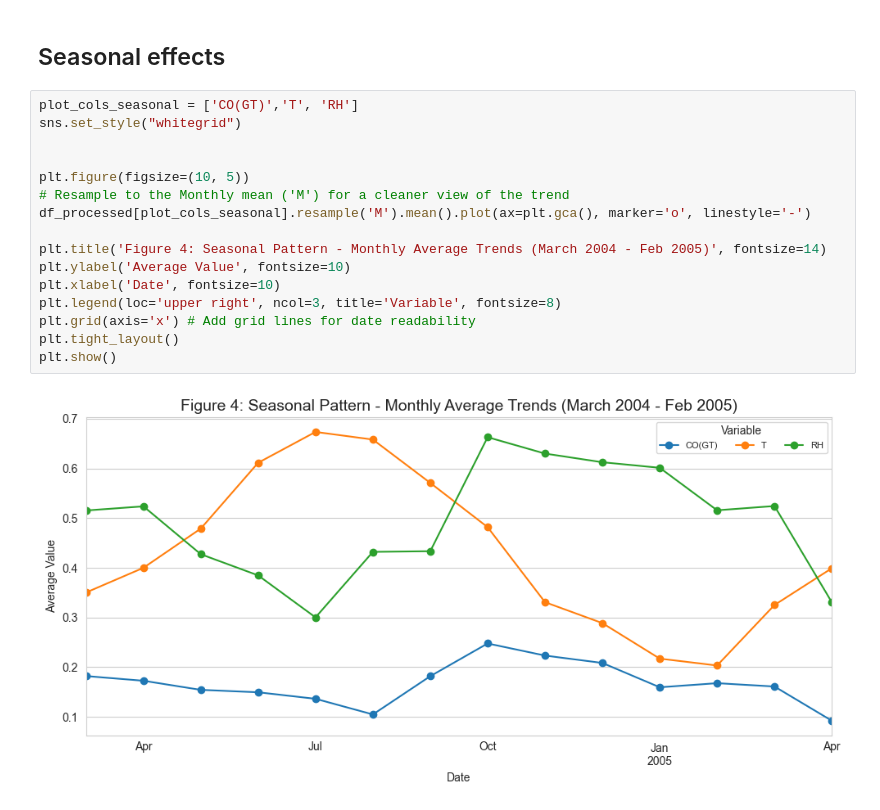
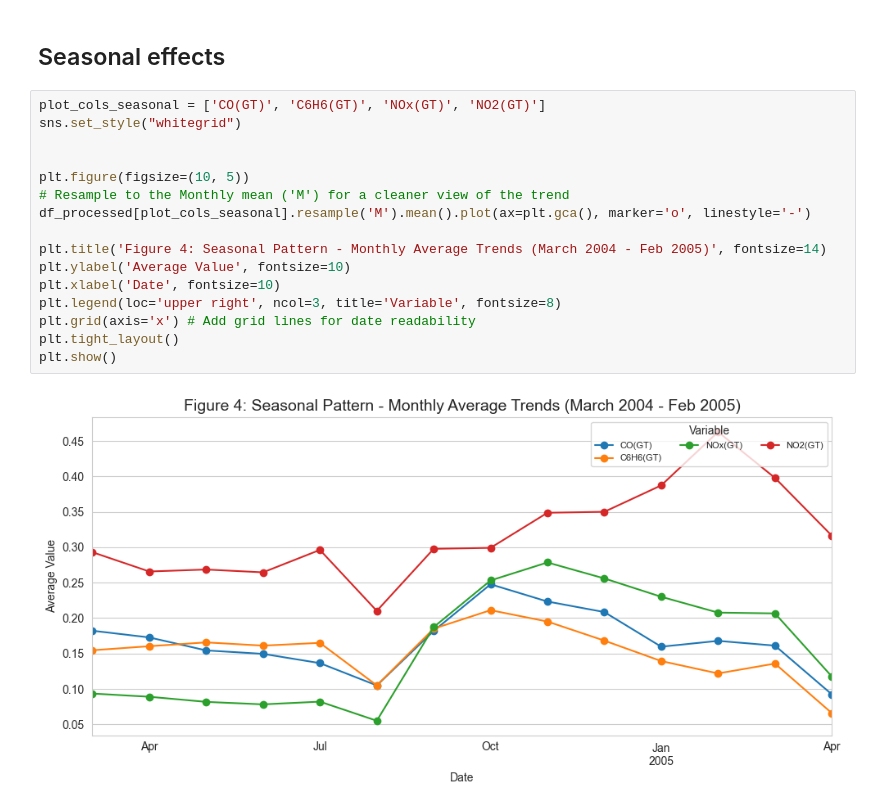
Before and after one commit to jerryjlzhou/9417_Group_Project, a Jupyter notebook: src/data/data_analysis.ipynb, the cells around one changed output. Cells and saved outputs as stored; diff of their text form.

```diff
--- a/src/data/data_analysis.ipynb
+++ b/src/data/data_analysis.ipynb
@@ -173,20 +186,20 @@ plt.show()
 # %% [markdown]
 ## Seasonal effects
 # %%
-plot_cols_seasonal = ['CO(GT)','T', 'RH']
+plot_cols_seasonal = ['CO(GT)', 'C6H6(GT)', 'NOx(GT)', 'NO2(GT)']
 sns.set_style("whitegrid")
 
 
 plt.figure(figsize=(10, 5))
 # Resample to the Monthly mean ('M') for a cleaner view of the trend
 df_processed[plot_cols_seasonal].resample('M').mean().plot(ax=plt.gca(), marker='o', linestyle='-')
 
 plt.title('Figure 4: Seasonal Pattern - Monthly Average Trends (March 2004 - Feb 2005)', fontsize=14)
 plt.ylabel('Average Value', fontsize=10)
 plt.xlabel('Date', fontsize=10)
 plt.legend(loc='upper right', ncol=3, title='Variable', fontsize=8)
 plt.grid(axis='x') # Add grid lines for date readability
 plt.tight_layout()
 plt.show()
 # %% [output]
-[figure, old version]
+[figure, new version]
```
Also changed, not shown: parts of 13 cells of this notebook, 4 other files.
